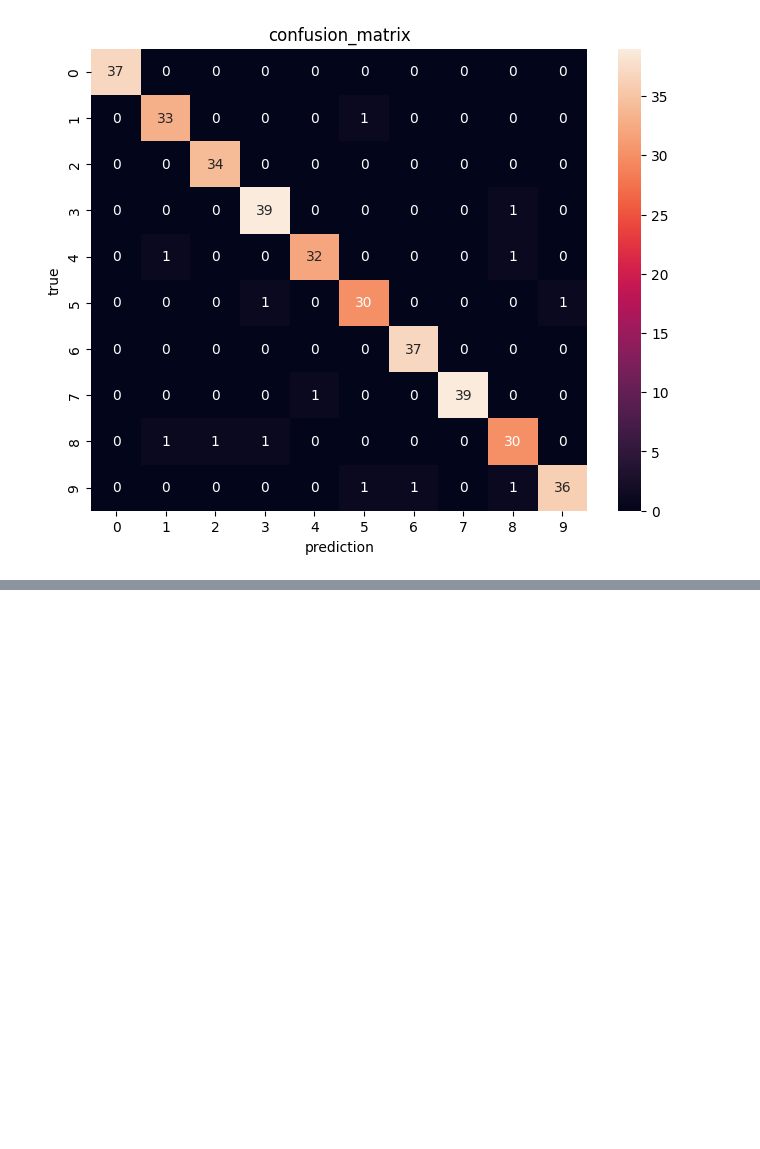
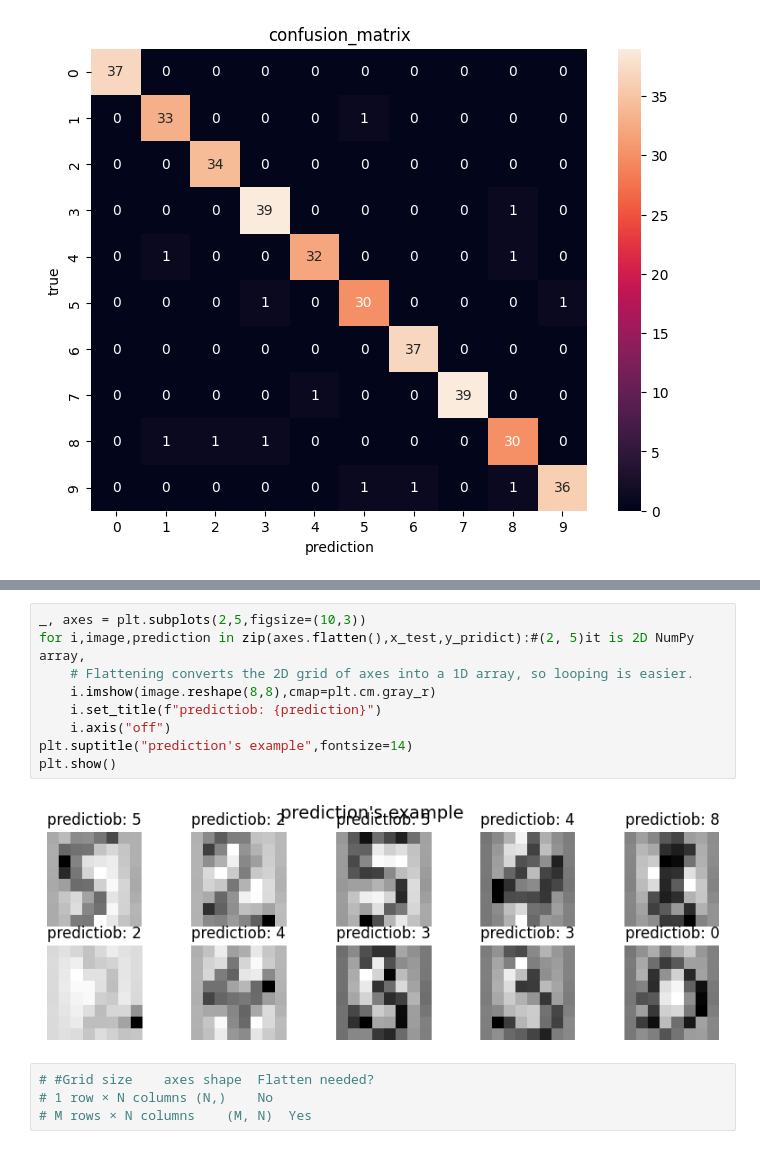
Before and after one commit to Ashumehta1/knn_practices, a Jupyter notebook: knn_digits.ipynb, the cells around one changed output, grey strips where cells are left out. Saved outputs shown, nothing was run; the diff lists cells and outputs as text; blank space fills up the shorter version.

```diff
--- a/knn_digits.ipynb
+++ b/knn_digits.ipynb
@@ -164,0 +177,15 @@ plt.show()
+# %%
+_, axes = plt.subplots(2,5,figsize=(10,3))
+for i,image,prediction in zip(axes.flatten(),x_test,y_pridict):#(2, 5)it is 2D NumPy array,
+    # Flattening converts the 2D grid of axes into a 1D array, so looping is easier.
+    i.imshow(image.reshape(8,8),cmap=plt.cm.gray_r)
+    i.set_title(f"predictiob: {prediction}")
+    i.axis("off")
+plt.suptitle("prediction's example",fontsize=14)
+plt.show()
+# %% [output]
+[figure, added]
+# %%
+# #Grid size	axes shape	Flatten needed?
+# 1 row × N columns	(N,)	No
+# M rows × N columns	(M, N)	Yes
```
Also changed, not shown: parts of 2 cells of this notebook.
